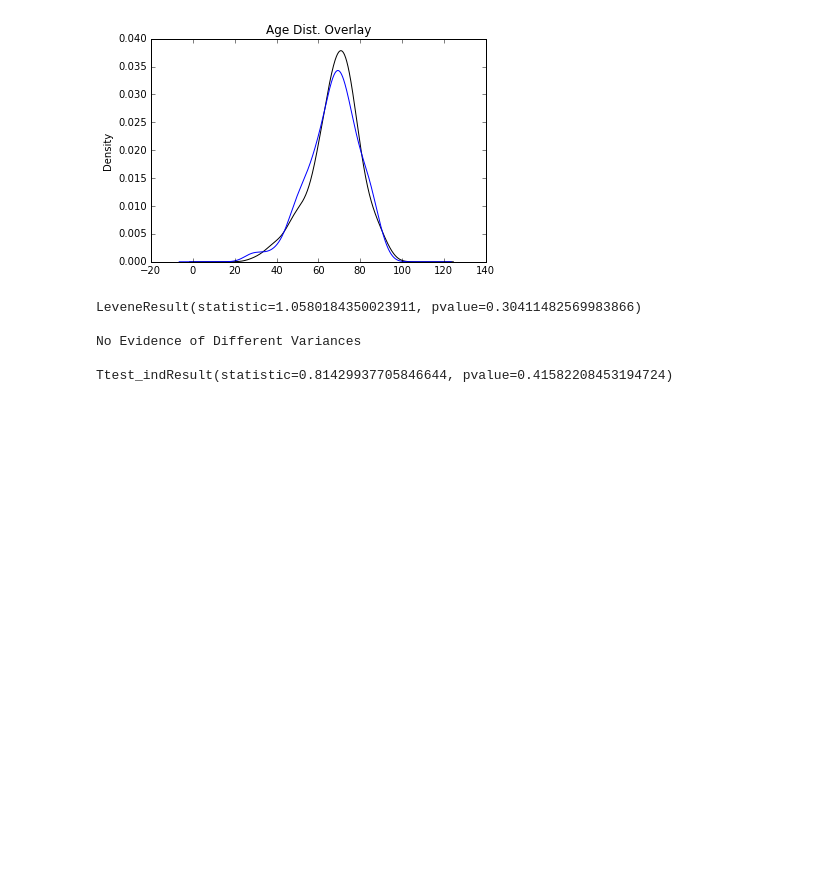
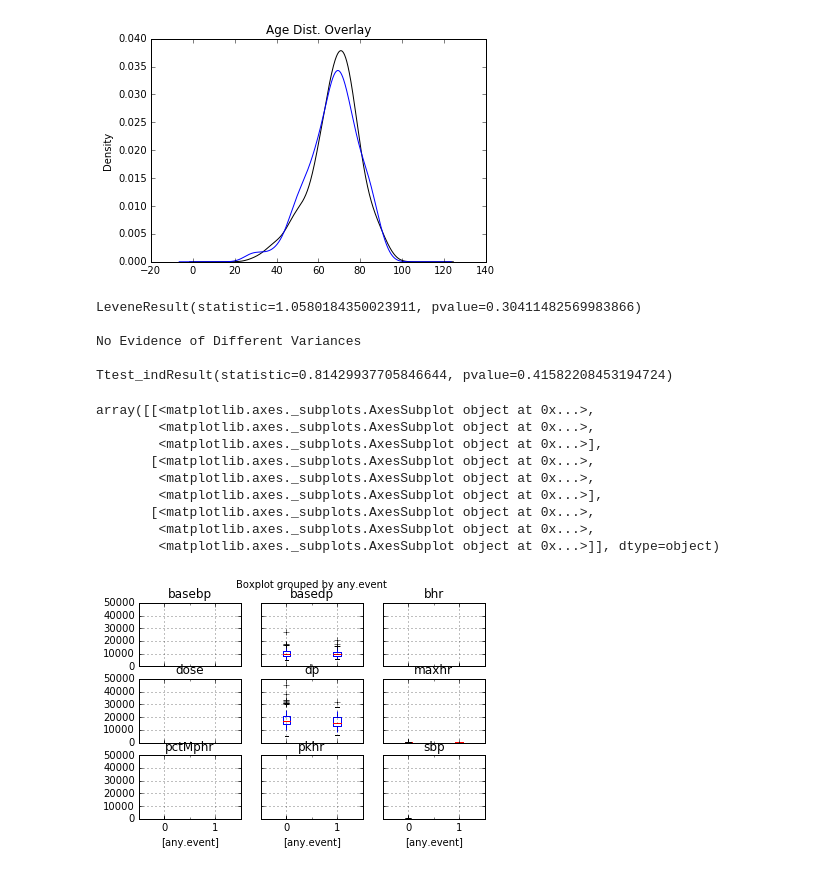
Before and after one commit to panders225/python_scripts, a Jupyter notebook: freestyle_eda/pyprogs/biostatistics_EDA.ipynb, the cells around one changed output. Cells and saved outputs as stored; diff of their text form; code cells hidden in the pictures; blank space fills up the shorter version.

```diff
--- a/freestyle_eda/pyprogs/biostatistics_EDA.ipynb
+++ b/freestyle_eda/pyprogs/biostatistics_EDA.ipynb
@@ -31,7 +33,9 @@ stress = pd.read_csv('/Users/Philip/Documents/Python Scripts/progs/python_script
 print stress.__class__ # make sure it's a pd.df
 print "\n"
 print stress.head(n = 4)
-list(stress.columns.values) #print out the column names
+colnames = list(stress.columns.values)
+#print out the column names
+print colnames
 # %% [output]
 <class 'pandas.core.frame.DataFrame'>
 
@@ -142,3 +203,24 @@ LeveneResult(statistic=1.0580184350023911, pvalue=0.30411482569983866)
 No Evidence of Different Variances
 
 Ttest_indResult(statistic=0.81429937705846644, pvalue=0.41582208453194724)
+# %%
+# To get an idea of how some data attributes might correspond to a potential outcome
+# variable (will use any.event), let's create some scatterplots
+# will have to do this iteratively
+
+test = colnames[1:10]
+test.insert(0,'any.event')
+sub = stress[test]
+
+sub.boxplot(by='any.event')
+# %% [output]
+array([[<matplotlib.axes._subplots.AxesSubplot object at 0x...>,
+        <matplotlib.axes._subplots.AxesSubplot object at 0x...>,
+        <matplotlib.axes._subplots.AxesSubplot object at 0x...>],
+       [<matplotlib.axes._subplots.AxesSubplot object at 0x...>,
+        <matplotlib.axes._subplots.AxesSubplot object at 0x...>,
+        <matplotlib.axes._subplots.AxesSubplot object at 0x...>],
+       [<matplotlib.axes._subplots.AxesSubplot object at 0x...>,
+        <matplotlib.axes._subplots.AxesSubplot object at 0x...>,
+        <matplotlib.axes._subplots.AxesSubplot object at 0x...>]], dtype=object)
+[figure, added]
```
Also changed, not shown: parts of 8 cells of this notebook.
